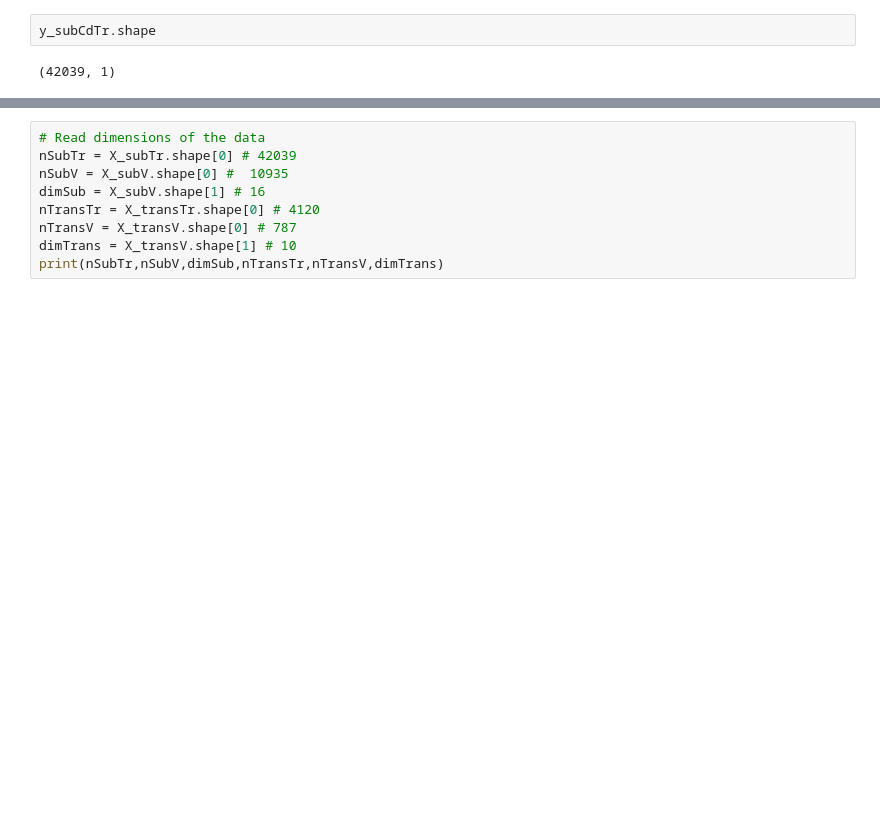
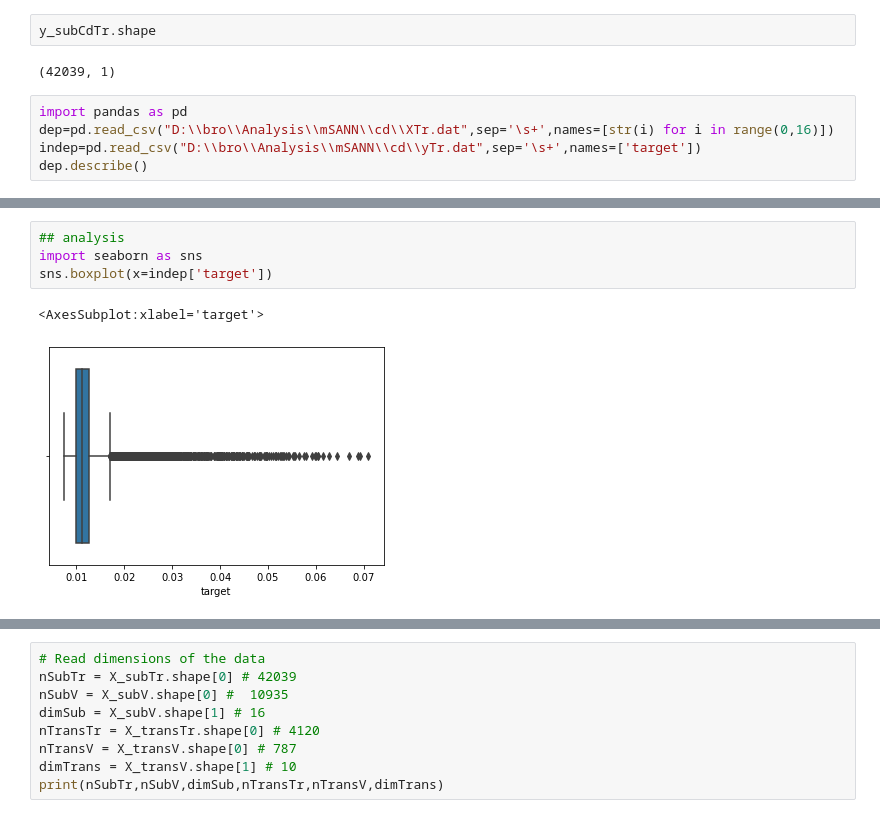
Before and after one commit to kiranfranklin999/rajesh, a Jupyter notebook: test.ipynb, the cells around one changed output, grey strips where cells are left out. Drawn from its saved outputs; the diff is of its cells as text; blank space fills up the shorter version.

```diff
--- a/test.ipynb
+++ b/test.ipynb
@@ -17,3 +17,8 @@ X_subTr.shape
 y_subCdTr.shape
 # %% [output]
 (42039, 1)
+# %%
+import pandas as pd
+dep=pd.read_csv("D:\\bro\\Analysis\\mSANN\\cd\\XTr.dat",sep='\s+',names=[str(i) for i in range(0,16)])
+indep=pd.read_csv("D:\\bro\\Analysis\\mSANN\\cd\\yTr.dat",sep='\s+',names=['target'])
+dep.describe()
@@ -19,0 +47,7 @@ y_subCdTr.shape
+# %%
+## analysis
+import seaborn as sns
+sns.boxplot(x=indep['target'])
+# %% [output]
+<AxesSubplot:xlabel='target'>
+[figure, added]
```
Also changed, not shown: parts of 26 cells of this notebook.
